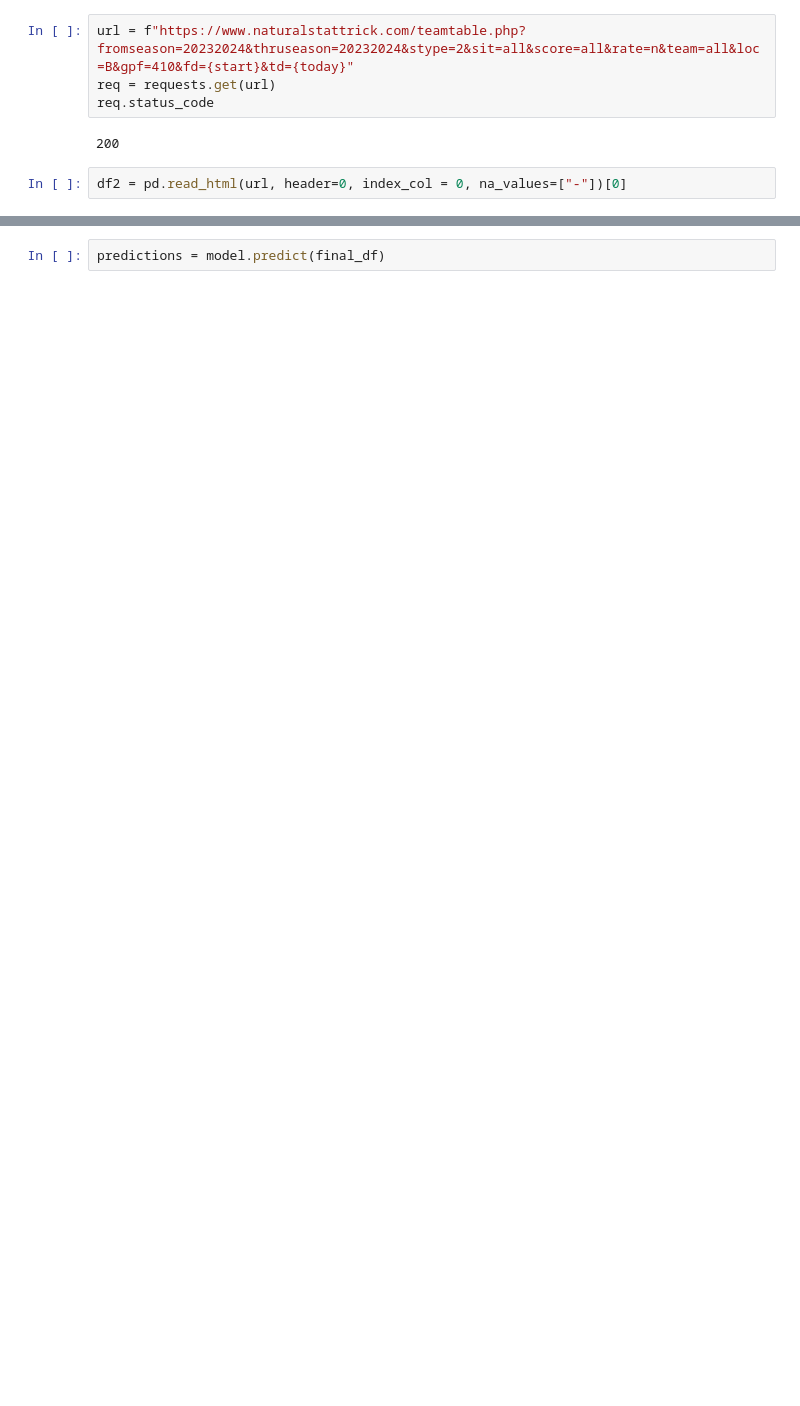
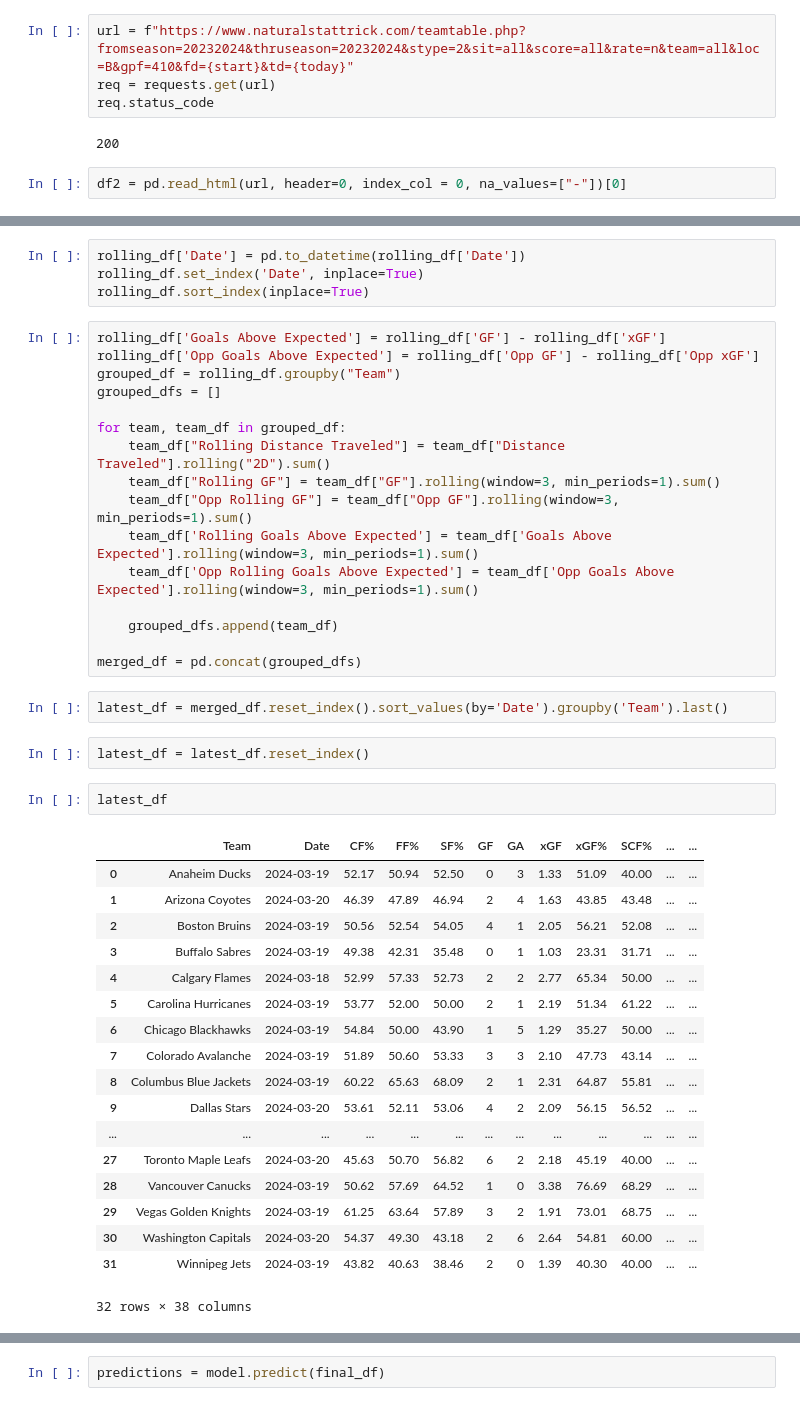
Before and after one commit to ccstevie/nhl_model, a Jupyter notebook: predict/predict_nhl.ipynb, the cells around one changed output, grey strips where cells are left out. Cells and saved outputs as stored; diff of their text form; blank space fills up the shorter version.

Commit message:
implemented distance traveled between stadiums

```diff
--- a/predict/predict_nhl.ipynb
+++ b/predict/predict_nhl.ipynb
@@ -161,0 +589,45 @@ final_df.head(10)
+# %%
+rolling_df['Date'] = pd.to_datetime(rolling_df['Date'])
+rolling_df.set_index('Date', inplace=True)
+rolling_df.sort_index(inplace=True)
+# %%
+rolling_df['Goals Above Expected'] = rolling_df['GF'] - rolling_df['xGF']
+rolling_df['Opp Goals Above Expected'] = rolling_df['Opp GF'] - rolling_df['Opp xGF']
+grouped_df = rolling_df.groupby("Team")
+grouped_dfs = []
+
+for team, team_df in grouped_df:
+    team_df["Rolling Distance Traveled"] = team_df["Distance Traveled"].rolling("2D").sum()
+    team_df["Rolling GF"] = team_df["GF"].rolling(window=3, min_periods=1).sum()
+    team_df["Opp Rolling GF"] = team_df["Opp GF"].rolling(window=3, min_periods=1).sum()
+    team_df['Rolling Goals Above Expected'] = team_df['Goals Above Expected'].rolling(window=3, min_periods=1).sum()
+    team_df['Opp Rolling Goals Above Expected'] = team_df['Opp Goals Above Expected'].rolling(window=3, min_periods=1).sum()
+
+    grouped_dfs.append(team_df)
+
+merged_df = pd.concat(grouped_dfs)
+# %%
+latest_df = merged_df.reset_index().sort_values(by='Date').groupby('Team').last()
+# %%
+latest_df = latest_df.reset_index()
+# %%
+latest_df
+# %% [output]
+|  | Team | Date | CF% | FF% | SF% | GF | GA | xGF | xGF% | SCF% | ... | ... |
+| 0 | Anaheim Ducks | 2024-03-19 | 52.17 | 50.94 | 52.50 | 0 | 3 | 1.33 | 51.09 | 40.00 | ... | ... |
+| 1 | Arizona Coyotes | 2024-03-20 | 46.39 | 47.89 | 46.94 | 2 | 4 | 1.63 | 43.85 | 43.48 | ... | ... |
+| 2 | Boston Bruins | 2024-03-19 | 50.56 | 52.54 | 54.05 | 4 | 1 | 2.05 | 56.21 | 52.08 | ... | ... |
+| 3 | Buffalo Sabres | 2024-03-19 | 49.38 | 42.31 | 35.48 | 0 | 1 | 1.03 | 23.31 | 31.71 | ... | ... |
+| 4 | Calgary Flames | 2024-03-18 | 52.99 | 57.33 | 52.73 | 2 | 2 | 2.77 | 65.34 | 50.00 | ... | ... |
+| 5 | Carolina Hurricanes | 2024-03-19 | 53.77 | 52.00 | 50.00 | 2 | 1 | 2.19 | 51.34 | 61.22 | ... | ... |
+| 6 | Chicago Blackhawks | 2024-03-19 | 54.84 | 50.00 | 43.90 | 1 | 5 | 1.29 | 35.27 | 50.00 | ... | ... |
+| 7 | Colorado Avalanche | 2024-03-19 | 51.89 | 50.60 | 53.33 | 3 | 3 | 2.10 | 47.73 | 43.14 | ... | ... |
+| 8 | Columbus Blue Jackets | 2024-03-19 | 60.22 | 65.63 | 68.09 | 2 | 1 | 2.31 | 64.87 | 55.81 | ... | ... |
+| 9 | Dallas Stars | 2024-03-20 | 53.61 | 52.11 | 53.06 | 4 | 2 | 2.09 | 56.15 | 56.52 | ... | ... |
+| ... | ... | ... | ... | ... | ... | ... | ... | ... | ... | ... | ... | ... |
+| 27 | Toronto Maple Leafs | 2024-03-20 | 45.63 | 50.70 | 56.82 | 6 | 2 | 2.18 | 45.19 | 40.00 | ... | ... |
+| 28 | Vancouver Canucks | 2024-03-19 | 50.62 | 57.69 | 64.52 | 1 | 0 | 3.38 | 76.69 | 68.29 | ... | ... |
+| 29 | Vegas Golden Knights | 2024-03-19 | 61.25 | 63.64 | 57.89 | 3 | 2 | 1.91 | 73.01 | 68.75 | ... | ... |
+| 30 | Washington Capitals | 2024-03-20 | 54.37 | 49.30 | 43.18 | 2 | 6 | 2.64 | 54.81 | 60.00 | ... | ... |
+| 31 | Winnipeg Jets | 2024-03-19 | 43.82 | 40.63 | 38.46 | 2 | 0 | 1.39 | 40.30 | 40.00 | ... | ... |
+32 rows × 38 columns
```
Also changed, not shown: parts of 89 cells of this notebook, 8 other files.
